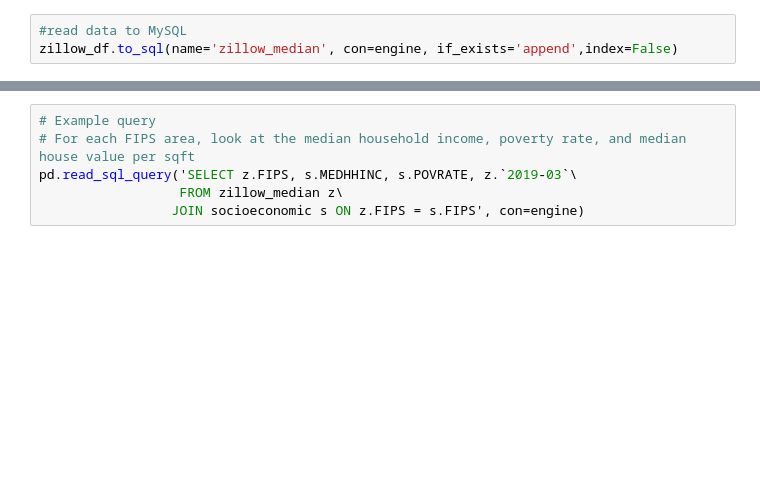
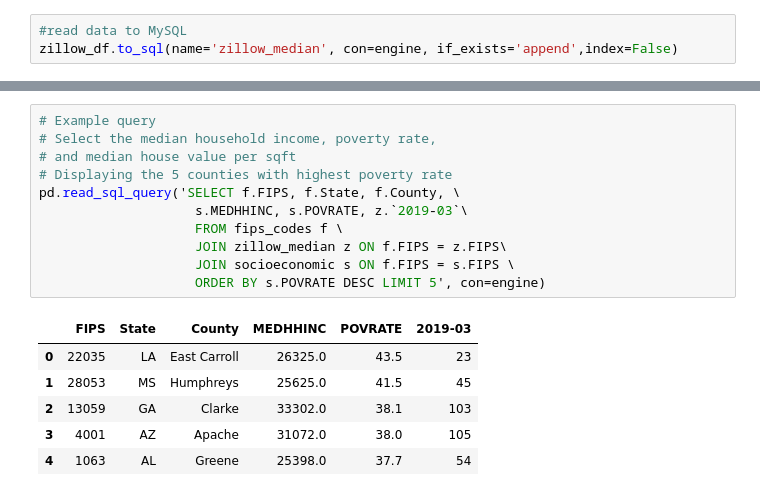
Before and after one commit to cinhui/ETL_county, a Jupyter notebook: ETL_food_environment_property.ipynb, the cells around one changed output, grey strips where cells are left out. Saved outputs shown, nothing was run; the diff lists cells and outputs as text; blank space fills up the shorter version.

```diff
--- a/ETL_food_environment_property.ipynb
+++ b/ETL_food_environment_property.ipynb
@@ -289,6 +427,18 @@ pd.read_sql_query('SELECT a.FIPS, s.MEDHHINC, s.POVRATE,\
 # %%
 # Example query
-# For each FIPS area, look at the median household income, poverty rate, and median house value per sqft
-pd.read_sql_query('SELECT z.FIPS, s.MEDHHINC, s.POVRATE, z.`2019-03`\
-                  FROM zillow_median z\
-                 JOIN socioeconomic s ON z.FIPS = s.FIPS', con=engine)
+# Select the median household income, poverty rate,
+# and median house value per sqft
+# Displaying the 5 counties with highest poverty rate
+pd.read_sql_query('SELECT f.FIPS, f.State, f.County, \
+                    s.MEDHHINC, s.POVRATE, z.`2019-03`\
+                    FROM fips_codes f \
+                    JOIN zillow_median z ON f.FIPS = z.FIPS\
+                    JOIN socioeconomic s ON f.FIPS = s.FIPS \
+                    ORDER BY s.POVRATE DESC LIMIT 5', con=engine)
+# %% [output]
+|  | FIPS | State | County | MEDHHINC | POVRATE | 2019-03 |
+| 0 | 22035 | LA | East Carroll | 26325.0 | 43.5 | 23 |
+| 1 | 28053 | MS | Humphreys | 25625.0 | 41.5 | 45 |
+| 2 | 13059 | GA | Clarke | 33302.0 | 38.1 | 103 |
+| 3 | 4001 | AZ | Apache | 31072.0 | 38.0 | 105 |
+| 4 | 1063 | AL | Greene | 25398.0 | 37.7 | 54 |
```
Also changed, not shown: parts of 23 cells of this notebook.
